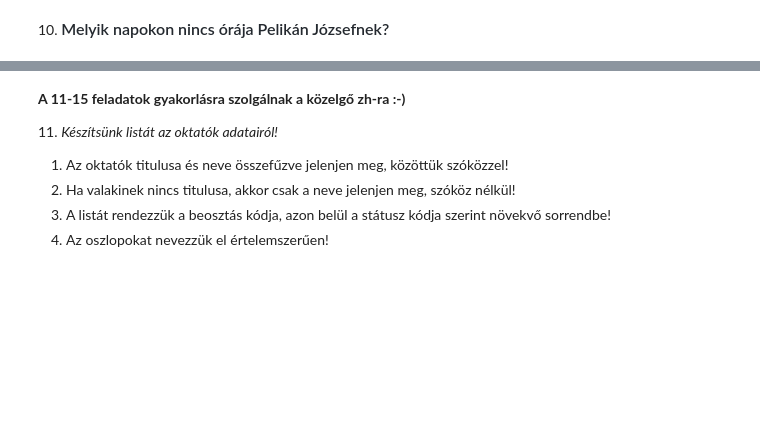
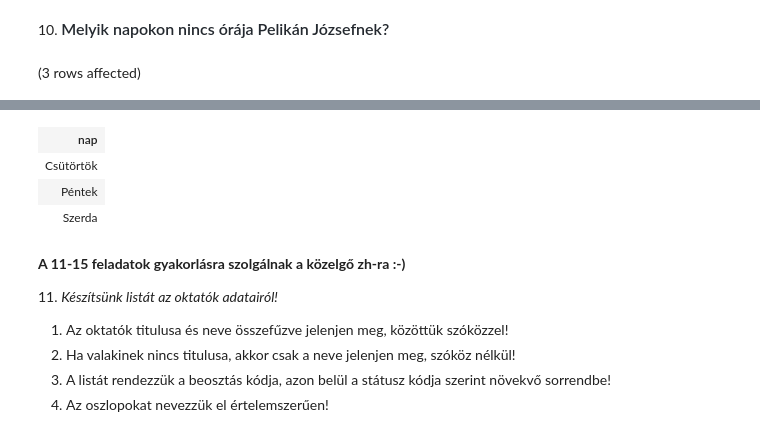
Before and after one commit to psziladi/adatbazis_sql, a Jupyter notebook: gyakorlat03_feladatok.ipynb, the cells around one changed output, grey strips where cells are left out. Saved outputs shown, nothing was run; the diff lists cells and outputs as text; code cells hidden in the pictures; blank space fills up the shorter version.

```diff
--- a/gyakorlat03_feladatok.ipynb
+++ b/gyakorlat03_feladatok.ipynb
@@ -121,3 +121,17 @@ Total execution time: 00:00:00.008
 3. Rendezzük a listát az oktató neve, azon belül időszak szerint!
 # %% [markdown]
 10. <span style="background-color: rgb(255, 255, 255); color: rgb(36, 41, 47); font-family: -apple-system, BlinkMacSystemFont, &quot;Segoe UI&quot;, Helvetica, Arial, sans-serif, &quot;Apple Color Emoji&quot;, &quot;Segoe UI Emoji&quot;; font-size: 16px; font-weight: 600;">Melyik napokon nincs órája Pelikán Józsefnek?</span>
+# %%
+-- Milyen napok?
+SELECT nap
+FROM Napok
+
+EXCEPT
+
+-- Mikor van órája?
+SELECT n.nap
+FROM Orak o JOIN Oktatok okt ON o.tanar = okt.oktato_id
+            JOIN Napok n ON o.nap = n.nap_id
+WHERE okt.nev = 'Pelikán József'
+# %% [output]
+(3 rows affected)
@@ -124,3 +139,7 @@ Total execution time: 00:00:00.008
+| nap |
+| Csütörtök |
+| Péntek |
+| Szerda |
 # %% [markdown]
 **A 11-15 feladatok gyakorlásra szolgálnak a közelgő zh-ra :-)**
 
```
Also changed, not shown: parts of 1 cell of this notebook.
